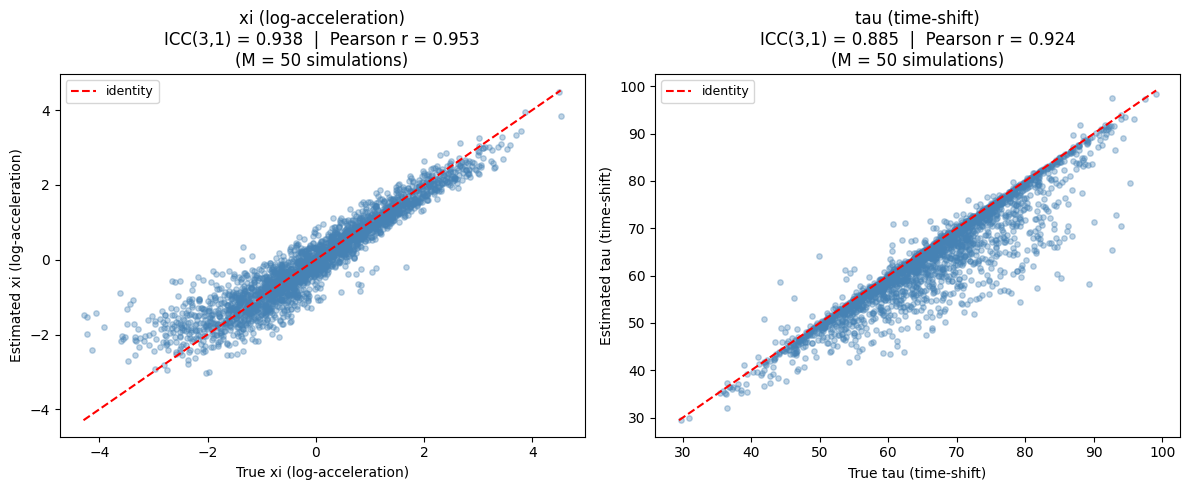
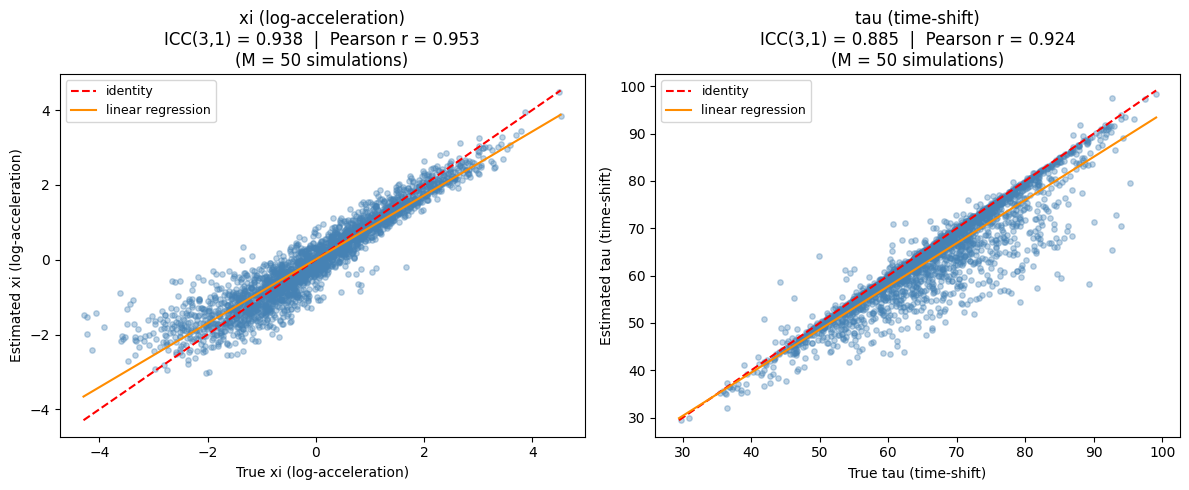
The change to this notebook cell's code, shown as a diff; its figure went from the first image to the second:
--- before
+++ after
@@ -68,4 +68,14 @@
         lo, hi = min(at.min(), ah.min()), max(at.max(), ah.max())
         ax.plot([lo, hi], [lo, hi], "r--", lw=1.5, label="identity")
+
+        slope, intercept = np.polyfit(at, ah, 1)
+        ax.plot(
+            [lo, hi],
+            [slope * lo + intercept, slope * hi + intercept],
+            color="darkorange",
+            lw=1.5,
+            label="linear regression",
+        )
+
         ax.set_xlabel(f"True {col_name}")
         ax.set_ylabel(f"Estimated {col_name}")

Commit: added lr to final test